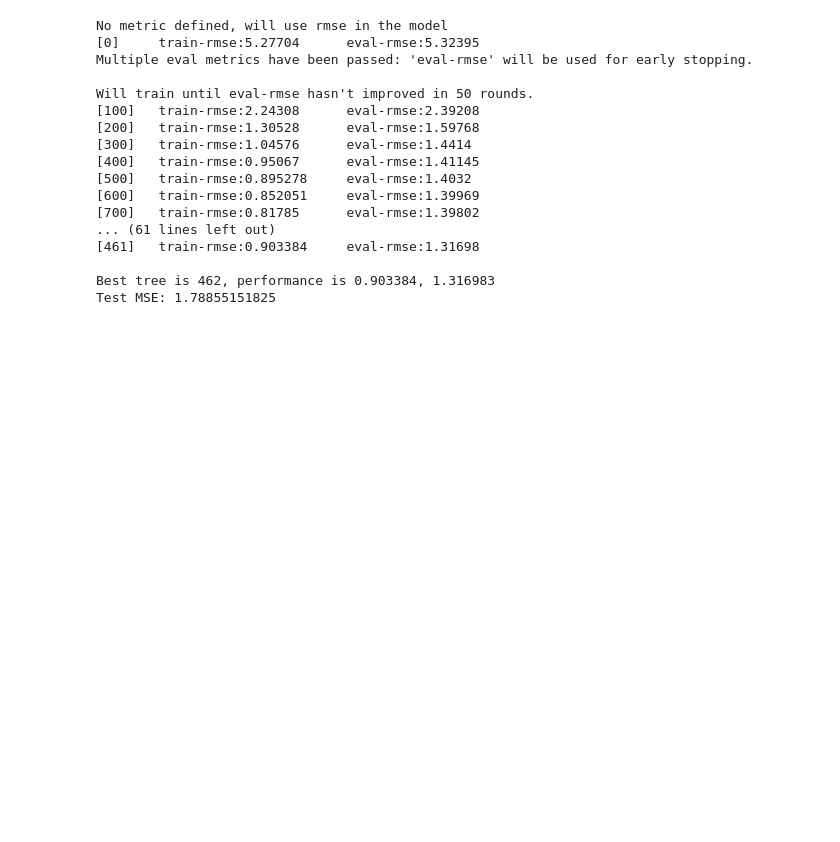
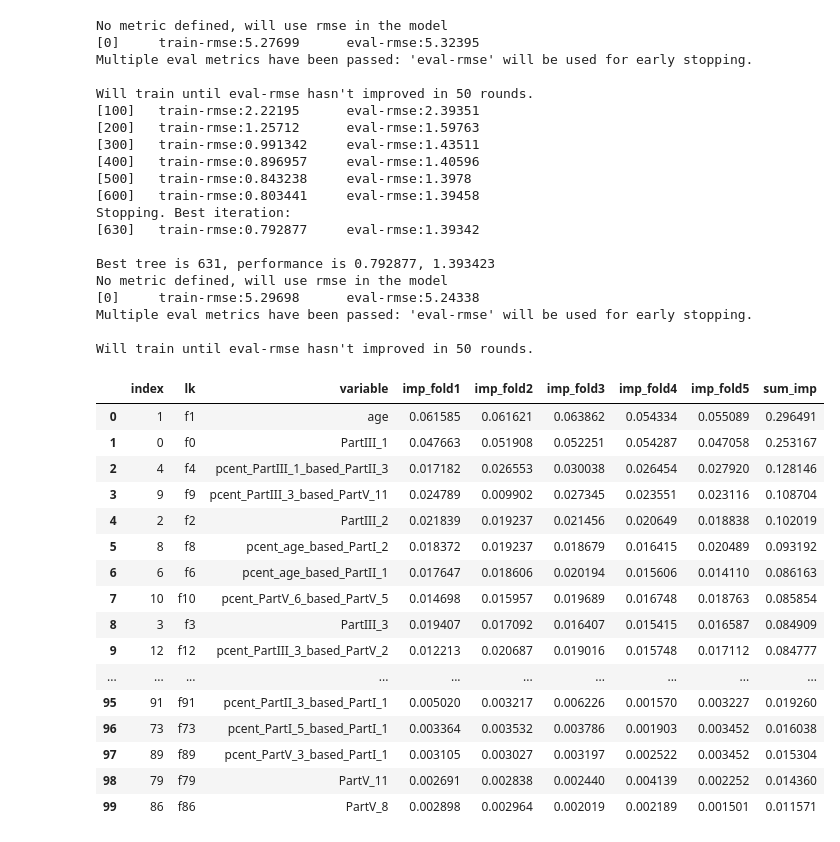
Before and after one commit to moneyml/DiabetesRisk, a Jupyter notebook: Code/Experiment/simple_model.ipynb, the cells around one changed output. Cells and saved outputs as stored; diff of their text form; code cells hidden in the pictures; blank space fills up the shorter version.

```diff
--- a/Code/Experiment/simple_model.ipynb
+++ b/Code/Experiment/simple_model.ipynb
@@ -122,2 +158,3 @@ AttributeError: module 'numpy' has no attribute 'corr'
-# %%
-dfTrain =dfTrain.fillna(dfTrain.mean())
+# %%
+pd.set_option('display.max_rows',len(predictors))
+len(predictors)
@@ -149,7 +188,6 @@ for i in range(1,n_splits+1):
     imp['imp_fold%d'%i] = imp['imp_fold%d'%i]/imp['imp_fold%d'%i].sum()
 imp['sum_imp'] = imp[['imp_fold%d'%i for i in range(1,n_splits+1)]].sum(axis=1)
 # %%
-
-tmpPredictor = imp.sort_values('sum_imp',ascending=False)['variable'].values.tolist()[0:45]
-imp.sort_values('sum_imp',ascending=False)
+tmpPredictor = imp.sort_values('sum_imp',ascending=False)['variable'].values.tolist()[0:100]
+imp.sort_values('sum_imp',ascending=False).reset_index()
 # %% [output]
@@ -174,20 +211,46 @@ imp.sort_values('sum_imp',ascending=False)
 # %%
-test_result,result,imp = mm.xgb_kfold(dfTrain,dfPred,tmpPredictor,n_splits,early_stop=early_stop,params=params)
+test_result,result,imp_selected = mm.xgb_kfold(dfTrain,dfPred,tmpPredictor,n_splits,early_stop=early_stop,params=params)
 # %% [output]
 No metric defined, will use rmse in the model
-[0]     train-rmse:5.27704      eval-rmse:5.32395
+[0]     train-rmse:5.27699      eval-rmse:5.32395
 Multiple eval metrics have been passed: 'eval-rmse' will be used for early stopping.
 
 Will train until eval-rmse hasn't improved in 50 rounds.
-[100]   train-rmse:2.24308      eval-rmse:2.39208
-[200]   train-rmse:1.30528      eval-rmse:1.59768
-[300]   train-rmse:1.04576      eval-rmse:1.4414
-[400]   train-rmse:0.95067      eval-rmse:1.41145
-[500]   train-rmse:0.895278     eval-rmse:1.4032
-[600]   train-rmse:0.852051     eval-rmse:1.39969
-[700]   train-rmse:0.81785      eval-rmse:1.39802
-... (61 lines left out)
-[461]   train-rmse:0.903384     eval-rmse:1.31698
+[100]   train-rmse:2.22195      eval-rmse:2.39351
+[200]   train-rmse:1.25712      eval-rmse:1.59763
+[300]   train-rmse:0.991342     eval-rmse:1.43511
+[400]   train-rmse:0.896957     eval-rmse:1.40596
+[500]   train-rmse:0.843238     eval-rmse:1.3978
+[600]   train-rmse:0.803441     eval-rmse:1.39458
+Stopping. Best iteration:
+[630]   train-rmse:0.792877     eval-rmse:1.39342
 
-Best tree is 462, performance is 0.903384, 1.316983
-Test MSE: 1.78855151825
+Best tree is 631, performance is 0.792877, 1.393423
+No metric defined, will use rmse in the model
+[0]     train-rmse:5.29698      eval-rmse:5.24338
+Multiple eval metrics have been passed: 'eval-rmse' will be used for early stopping.
+
+Will train until eval-rmse hasn't improved in 50 rounds.
+# %%
+for i in range(1,n_splits+1):
+    imp_selected['imp_fold%d'%i] = imp_selected['imp_fold%d'%i]/imp_selected['imp_fold%d'%i].sum()
+imp_selected['sum_imp'] = imp_selected[['imp_fold%d'%i for i in range(1,n_splits+1)]].sum(axis=1)
+imp_selected.sort_values('sum_imp',ascending=False).reset_index()
+# %% [output]
+|  | index | lk | variable | imp_fold1 | imp_fold2 | imp_fold3 | imp_fold4 | imp_fold5 | sum_imp |
+| 0 | 1 | f1 | age | 0.061585 | 0.061621 | 0.063862 | 0.054334 | 0.055089 | 0.296491 |
+| 1 | 0 | f0 | PartIII_1 | 0.047663 | 0.051908 | 0.052251 | 0.054287 | 0.047058 | 0.253167 |
+| 2 | 4 | f4 | pcent_PartIII_1_based_PartII_3 | 0.017182 | 0.026553 | 0.030038 | 0.026454 | 0.027920 | 0.128146 |
+| 3 | 9 | f9 | pcent_PartIII_3_based_PartV_11 | 0.024789 | 0.009902 | 0.027345 | 0.023551 | 0.023116 | 0.108704 |
+| 4 | 2 | f2 | PartIII_2 | 0.021839 | 0.019237 | 0.021456 | 0.020649 | 0.018838 | 0.102019 |
+| 5 | 8 | f8 | pcent_age_based_PartI_2 | 0.018372 | 0.019237 | 0.018679 | 0.016415 | 0.020489 | 0.093192 |
+| 6 | 6 | f6 | pcent_age_based_PartII_1 | 0.017647 | 0.018606 | 0.020194 | 0.015606 | 0.014110 | 0.086163 |
+| 7 | 10 | f10 | pcent_PartV_6_based_PartV_5 | 0.014698 | 0.015957 | 0.019689 | 0.016748 | 0.018763 | 0.085854 |
+| 8 | 3 | f3 | PartIII_3 | 0.019407 | 0.017092 | 0.016407 | 0.015415 | 0.016587 | 0.084909 |
+| 9 | 12 | f12 | pcent_PartIII_3_based_PartV_2 | 0.012213 | 0.020687 | 0.019016 | 0.015748 | 0.017112 | 0.084777 |
+| ... | ... | ... | ... | ... | ... | ... | ... | ... | ... |
+| 95 | 91 | f91 | pcent_PartII_3_based_PartI_1 | 0.005020 | 0.003217 | 0.006226 | 0.001570 | 0.003227 | 0.019260 |
+| 96 | 73 | f73 | pcent_PartI_5_based_PartI_1 | 0.003364 | 0.003532 | 0.003786 | 0.001903 | 0.003452 | 0.016038 |
+| 97 | 89 | f89 | pcent_PartV_3_based_PartI_1 | 0.003105 | 0.003027 | 0.003197 | 0.002522 | 0.003452 | 0.015304 |
+| 98 | 79 | f79 | PartV_11 | 0.002691 | 0.002838 | 0.002440 | 0.004139 | 0.002252 | 0.014360 |
+| 99 | 86 | f86 | PartV_8 | 0.002898 | 0.002964 | 0.002019 | 0.002189 | 0.001501 | 0.011571 |
```
Also changed, not shown: parts of 12 cells of this notebook, 23 other files.
